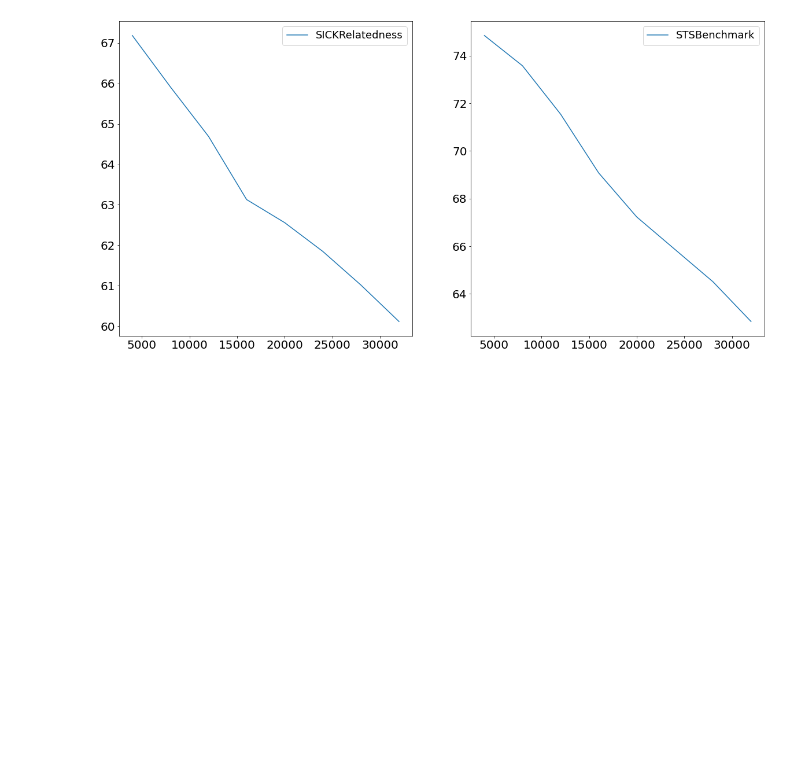
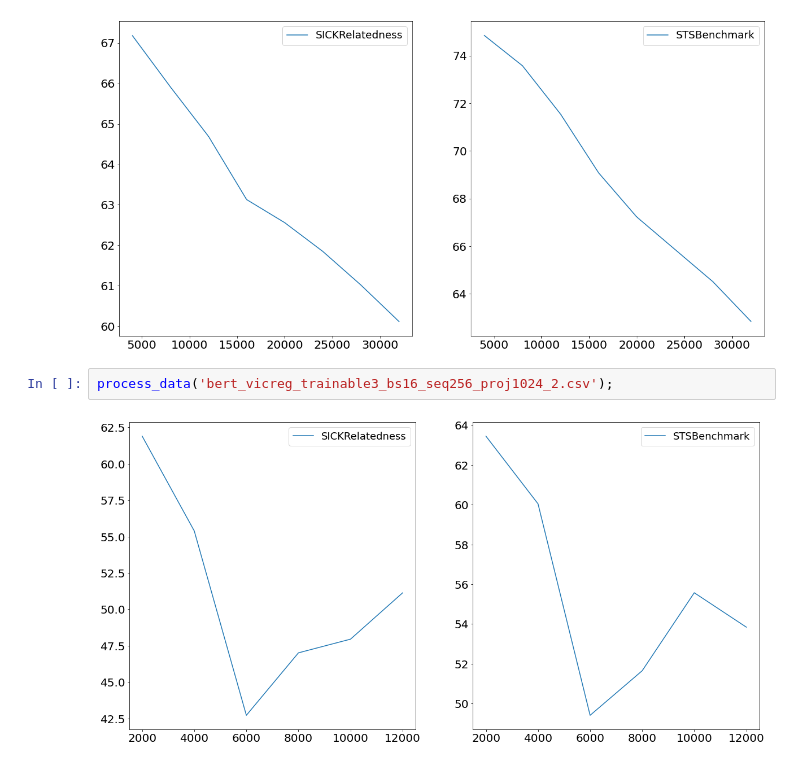
Before and after one commit to MaveriQ/barlowtwins, a Jupyter notebook: pl_model/senteval/result_plots.ipynb, the cells around one changed output. Cells and saved outputs as stored; diff of their text form; blank space fills up the shorter version.

Commit message:
experiments with vicreg

```diff
--- a/pl_model/senteval/result_plots.ipynb
+++ b/pl_model/senteval/result_plots.ipynb
@@ -193,3 +193,7 @@ model_trainable9_4096_2 = process_data('bert_trainable9_bs32_74mil_4096_2.csv')
 bert_trainable3_nolars_74mil_4096_2 = process_data('bert_trainable3_bs32_lr1e-4_lamcorr1.0_nolars_74mil_4096_2.csv')
 # %% [output]
 [figure]
+# %%
+process_data('bert_vicreg_trainable3_bs16_seq256_proj1024_2.csv');
+# %% [output]
+[figure, added]
```
Also changed, not shown: parts of 3 cells of this notebook, 12 other files.
